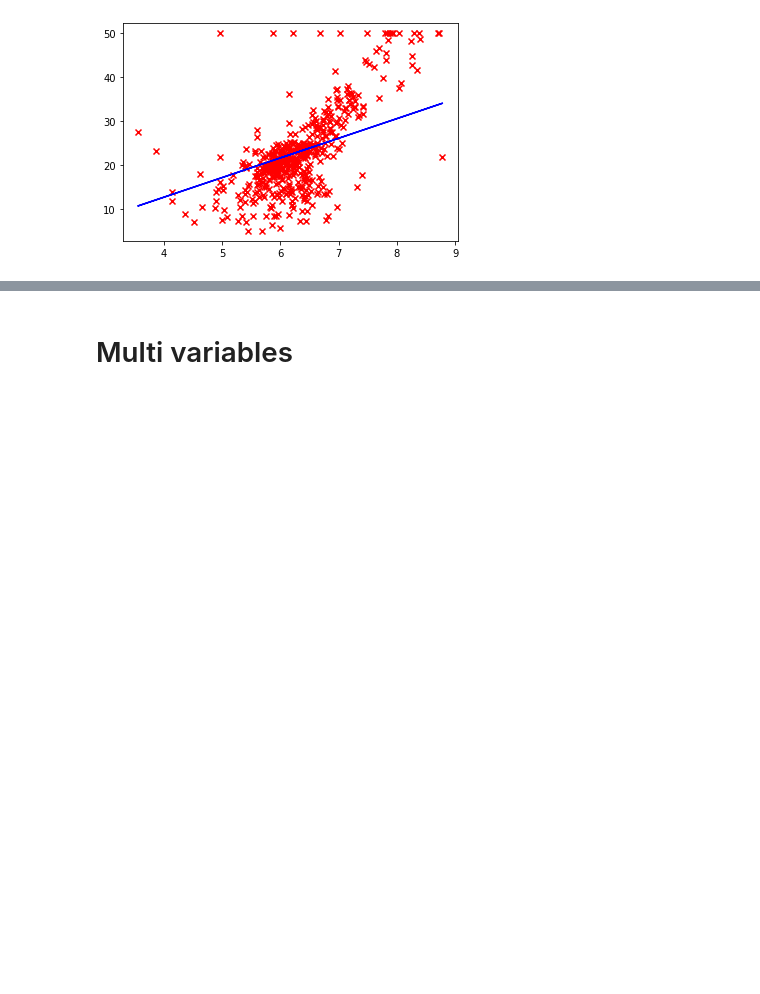
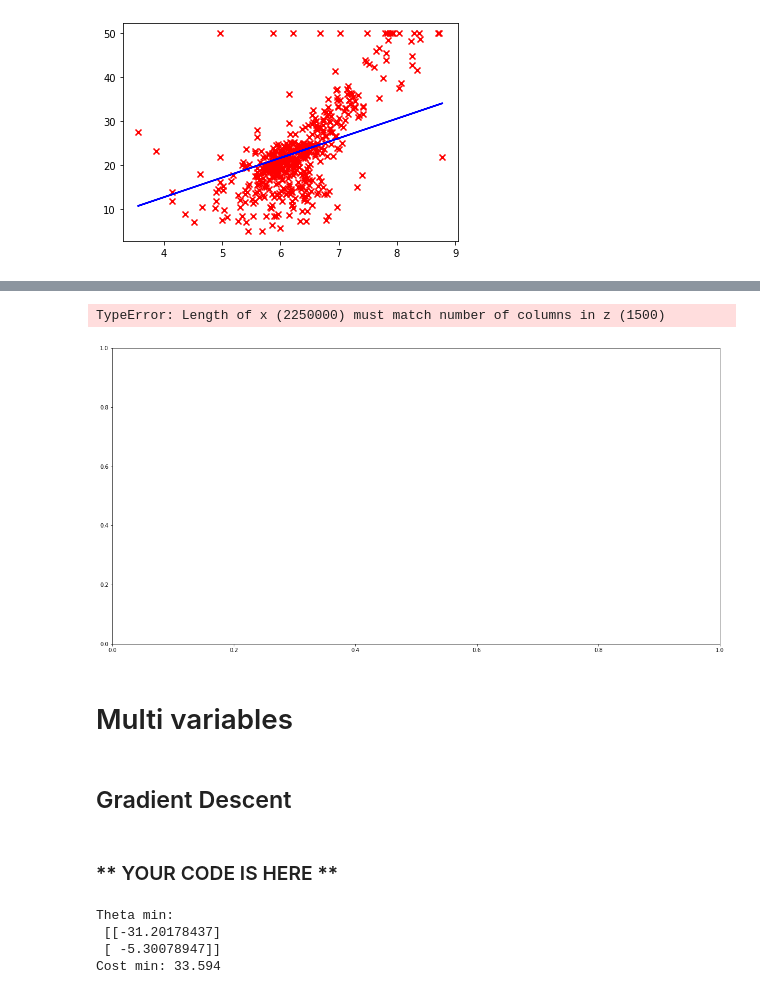
Before and after one commit to kichinosukey/machine-learning-basics, a Jupyter notebook: chap01/ex1-housing-price.ipynb, the cells around one changed output, grey strips where cells are left out. Drawn from its saved outputs; the diff is of its cells as text; code cells hidden in the pictures; blank space fills up the shorter version.

```diff
--- a/chap01/ex1-housing-price.ipynb
+++ b/chap01/ex1-housing-price.ipynb
@@ -93,3 +95,17 @@ ax.plot(X, np.dot(X_, theta_min).reshape(-1), color='blue')
 plt.show()
 # %% [output]
 [figure]
+# %%
+theta_hist, j_hist = gradientDescent(X_, y_, theta, alpha, iterations, history=True)
+theta0_hist = [theta_hist[i][0][0] for i in range(len(theta_hist))]
+theta1_hist = [theta_hist[i][1][0] for i in range(len(theta_hist))]
+M, B = np.meshgrid(theta0_hist, theta1_hist)
+Z = np.meshgrid(j_hist, j_hist)[0]
+# %%
+%%time
+if False:
+    fig = plt.figure(figsize=(20, 10))
+    ax = fig.add_subplot(111, projection='3d')
+    surf = ax.plot_surface(M, B, Z, rstride=1, cstride=1, cmap="plasma")
+    fig.colorbar(surf)
+    plt.show()
@@ -96,6 +115,32 @@ plt.show()
+# %%
+%%time
+if True:
+    fig = plt.figure(figsize=(20, 10))
+    ax = fig.add_subplot(111)
+    surf = ax.contour(M.ravel(), B.ravel(), Z, cmap="plasma")
+    plt.show()
+# %% [output]
+TypeError: Length of x (2250000) must match number of columns in z (1500)
+[figure, added]
 # %% [markdown]
 # Multi variables
 # %%
 X = data[['RM', 'TAX']].values
 y = data['MEDV'].values
 y_ = y.reshape(len(y), 1)
+# %% [markdown]
+## Gradient Descent
+# %% [markdown]
+### ** YOUR CODE IS HERE **
+# %%
+theta = np.zeros((2, 1))
+iterations = 1500
+alpha = 0.01
+theta_min, j = gradientDescent(featureNormalize(X), y_, theta, alpha, iterations, intercept=False)
+print('Theta min: \n', theta_min)
+print('Cost min: %.3f' % j)
+# %% [output]
+Theta min:
+ [[-31.20178437]
+ [ -5.30078947]]
+Cost min: 33.594
```
Also changed, not shown: parts of 10 cells of this notebook, 7 other files.
